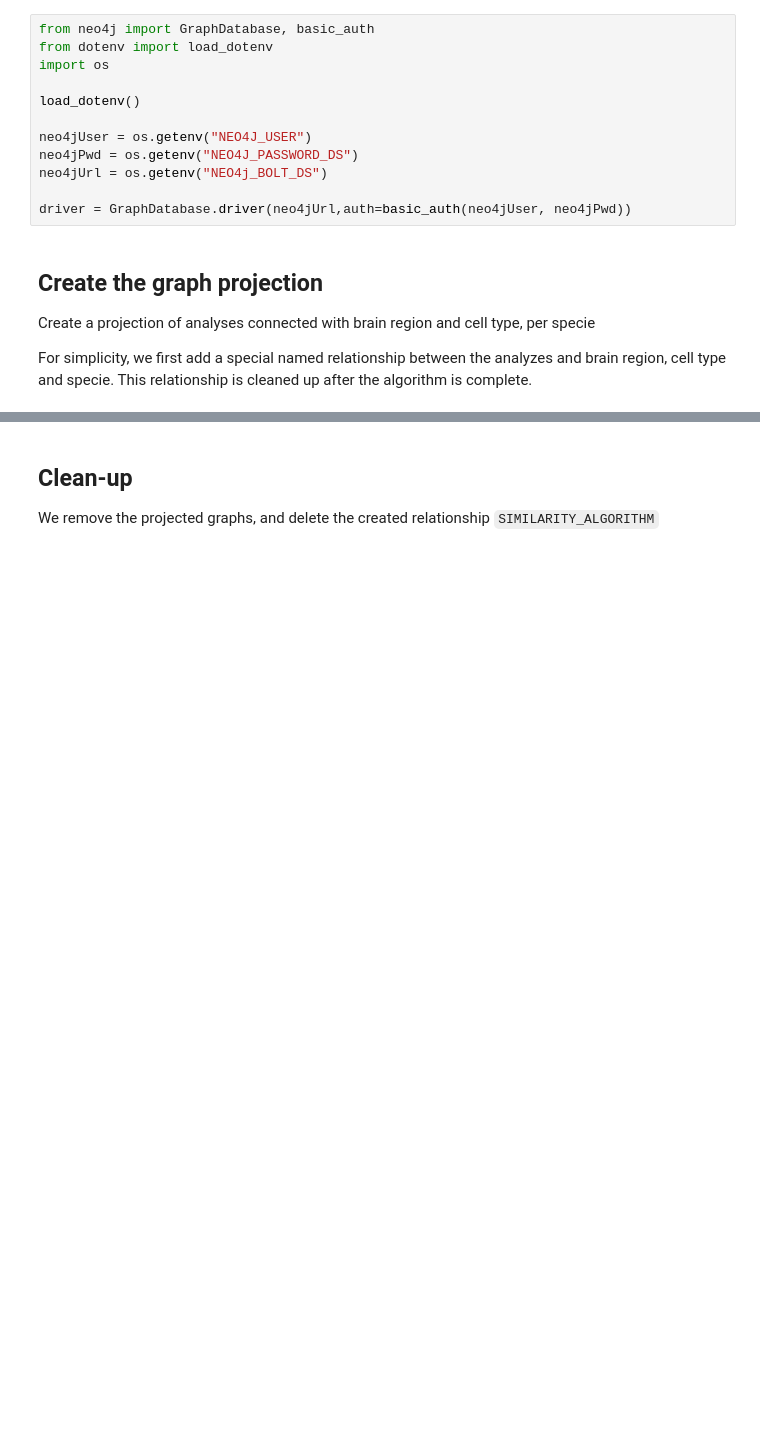
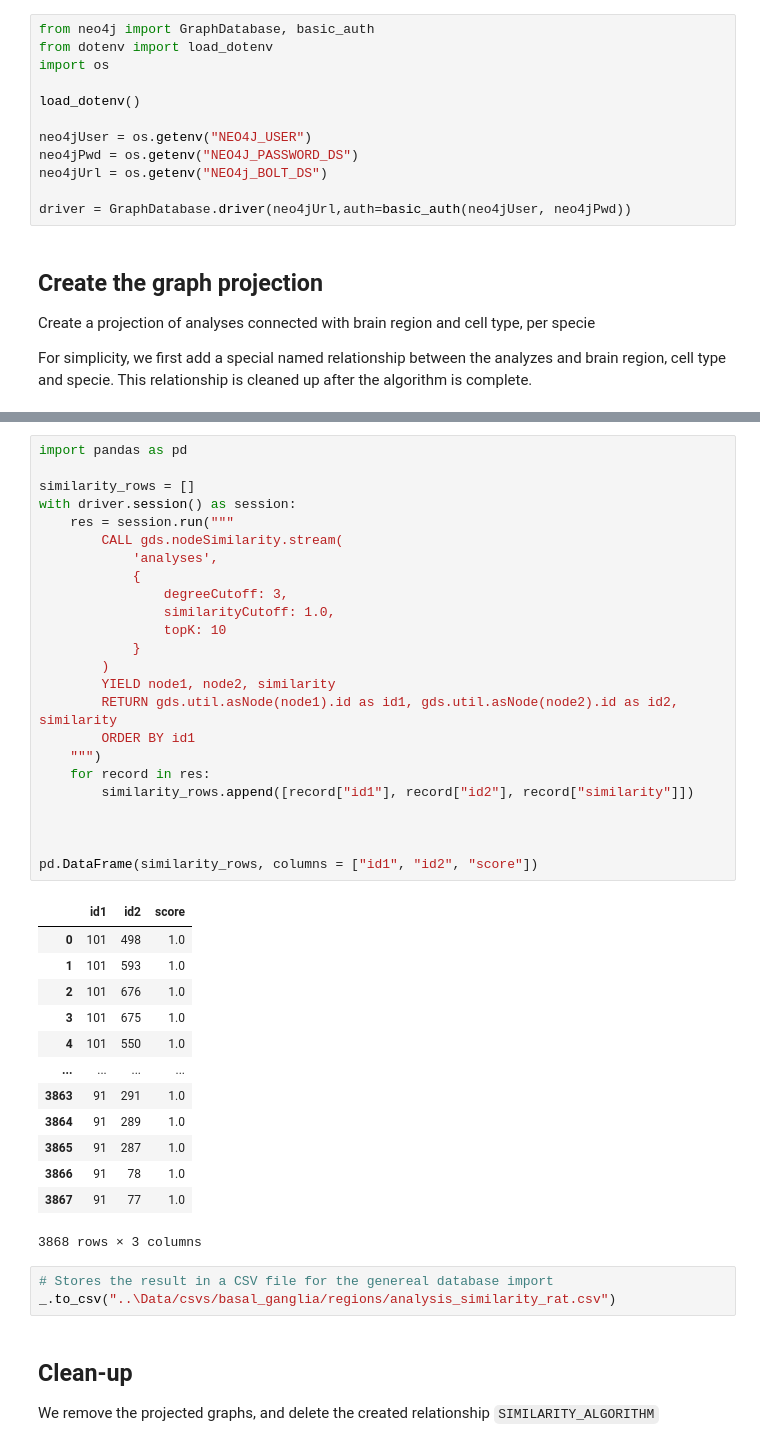
Before and after one commit to marenpg/jupyter_basal_ganglia, a Jupyter notebook: 2. Extending the data with extracted information - GraphAnalysis/3. AnalysesSimilarity.ipynb, the cells around one changed output, grey strips where cells are left out. Cells and saved outputs as stored; diff of their text form; blank space fills up the shorter version.

```diff
--- a/2. Extending the data with extracted information - GraphAnalysis/3. AnalysesSimilarity.ipynb
+++ b/2. Extending the data with extracted information - GraphAnalysis/3. AnalysesSimilarity.ipynb
@@ -86,3 +119,44 @@ run_similarity_store_database_and_csv(2)
+# %%
+import pandas as pd
+
+similarity_rows = []
+with driver.session() as session:
+    res = session.run("""
+        CALL gds.nodeSimilarity.stream(
+            'analyses',
+            {
+                degreeCutoff: 3,
+                similarityCutoff: 1.0,
+                topK: 10
+            }
+        )
+        YIELD node1, node2, similarity
+        RETURN gds.util.asNode(node1).id as id1, gds.util.asNode(node2).id as id2, similarity
+        ORDER BY id1
+    """)
+    for record in res:
+        similarity_rows.append([record["id1"], record["id2"], record["similarity"]])
+
+
+
+pd.DataFrame(similarity_rows, columns = ["id1", "id2", "score"])
+# %% [output]
+|  | id1 | id2 | score |
+| 0 | 101 | 498 | 1.0 |
+| 1 | 101 | 593 | 1.0 |
+| 2 | 101 | 676 | 1.0 |
+| 3 | 101 | 675 | 1.0 |
+| 4 | 101 | 550 | 1.0 |
+| ... | ... | ... | ... |
+| 3863 | 91 | 291 | 1.0 |
+| 3864 | 91 | 289 | 1.0 |
+| 3865 | 91 | 287 | 1.0 |
+| 3866 | 91 | 78 | 1.0 |
+| 3867 | 91 | 77 | 1.0 |
+3868 rows × 3 columns
+# %%
+# Stores the result in a CSV file for the genereal database import
+_.to_csv("..\Data/csvs/basal_ganglia/regions/analysis_similarity_rat.csv")
 # %% [markdown]
 ## Clean-up
 We remove the projected graphs, and delete the created relationship `SIMILARITY_ALGORITHM`
```
Also changed, not shown: parts of 9 cells of this notebook, 5 other files.
